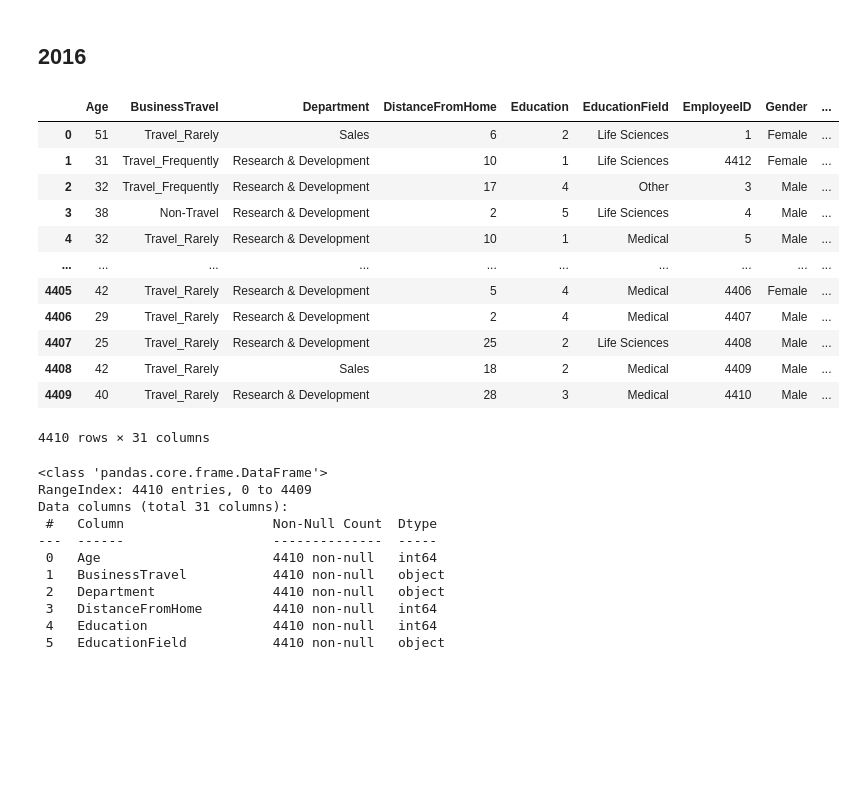
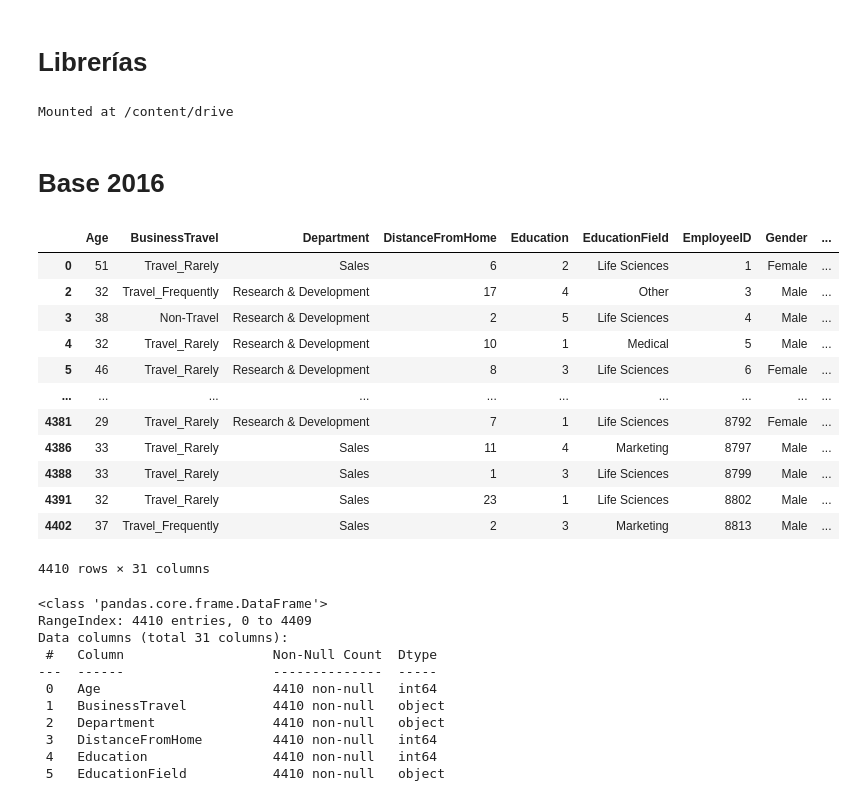
Before and after one commit to auramolina/Anal-tica-en-recursos-humanos, a Jupyter notebook: Exploración.ipynb, the cells around one changed output. Saved outputs shown, nothing was run; the diff lists cells and outputs as text; code cells hidden in the pictures; blank space fills up the shorter version.

```diff
--- a/Exploración.ipynb
+++ b/Exploración.ipynb
@@ -3,3 +1,5 @@
+# %% [markdown]
+# <font color='0C2054'> <b> Librerías
 # %%
 import pandas as pd
 import sqlite3 as sql
@@ -14,24 +14,30 @@ from sklearn.preprocessing import LabelEncoder
 import sys
 import matplotlib.pyplot as plt
 import joblib
-# %% [markdown]
-## 2016
+# %%
+## Conectar el drive
+from google.colab import drive
+drive.mount('/content/drive')
+# %% [output]
+Mounted at /content/drive
+# %% [markdown]
+# <font color='0C2054'> <b> Base 2016
 # %%
 d2016 = pd.read_csv("https://raw.githubusercontent.com/auramolina/Analitica-en-recursos-humanos/main/Datos/df_2016")
-d2016
+d2016.sort_values(by=['EmployeeID'],ascending=1)
 # %% [output]
 |  | Age | BusinessTravel | Department | DistanceFromHome | Education | EducationField | EmployeeID | Gender | ... |
 | 0 | 51 | Travel_Rarely | Sales | 6 | 2 | Life Sciences | 1 | Female | ... |
-| 1 | 31 | Travel_Frequently | Research & Development | 10 | 1 | Life Sciences | 4412 | Female | ... |
 | 2 | 32 | Travel_Frequently | Research & Development | 17 | 4 | Other | 3 | Male | ... |
 | 3 | 38 | Non-Travel | Research & Development | 2 | 5 | Life Sciences | 4 | Male | ... |
 | 4 | 32 | Travel_Rarely | Research & Development | 10 | 1 | Medical | 5 | Male | ... |
+| 5 | 46 | Travel_Rarely | Research & Development | 8 | 3 | Life Sciences | 6 | Female | ... |
 | ... | ... | ... | ... | ... | ... | ... | ... | ... | ... |
-| 4405 | 42 | Travel_Rarely | Research & Development | 5 | 4 | Medical | 4406 | Female | ... |
-| 4406 | 29 | Travel_Rarely | Research & Development | 2 | 4 | Medical | 4407 | Male | ... |
-| 4407 | 25 | Travel_Rarely | Research & Development | 25 | 2 | Life Sciences | 4408 | Male | ... |
-| 4408 | 42 | Travel_Rarely | Sales | 18 | 2 | Medical | 4409 | Male | ... |
-| 4409 | 40 | Travel_Rarely | Research & Development | 28 | 3 | Medical | 4410 | Male | ... |
+| 4381 | 29 | Travel_Rarely | Research & Development | 7 | 1 | Life Sciences | 8792 | Female | ... |
+| 4386 | 33 | Travel_Rarely | Sales | 11 | 4 | Marketing | 8797 | Male | ... |
+| 4388 | 33 | Travel_Rarely | Sales | 1 | 3 | Life Sciences | 8799 | Male | ... |
+| 4391 | 32 | Travel_Rarely | Sales | 23 | 1 | Life Sciences | 8802 | Male | ... |
+| 4402 | 37 | Travel_Frequently | Sales | 2 | 3 | Marketing | 8813 | Male | ... |
 4410 rows × 31 columns
 # %%
 d2016.info()
```
Also changed, not shown: parts of 56 cells of this notebook, 2 other files.
